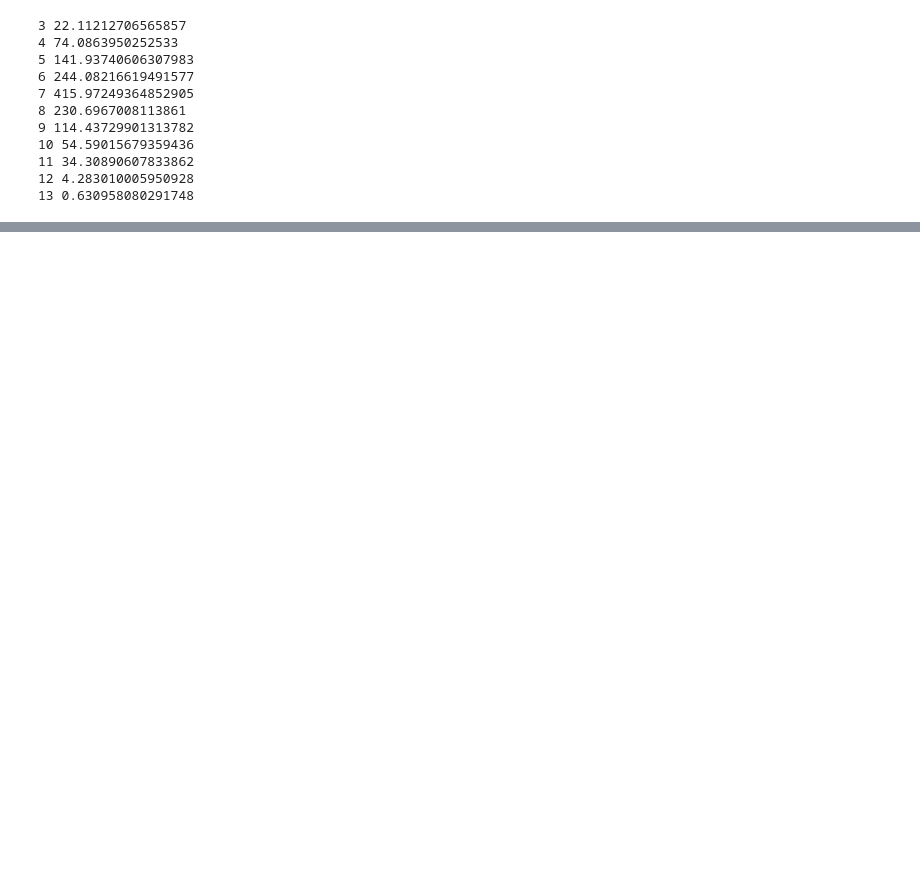
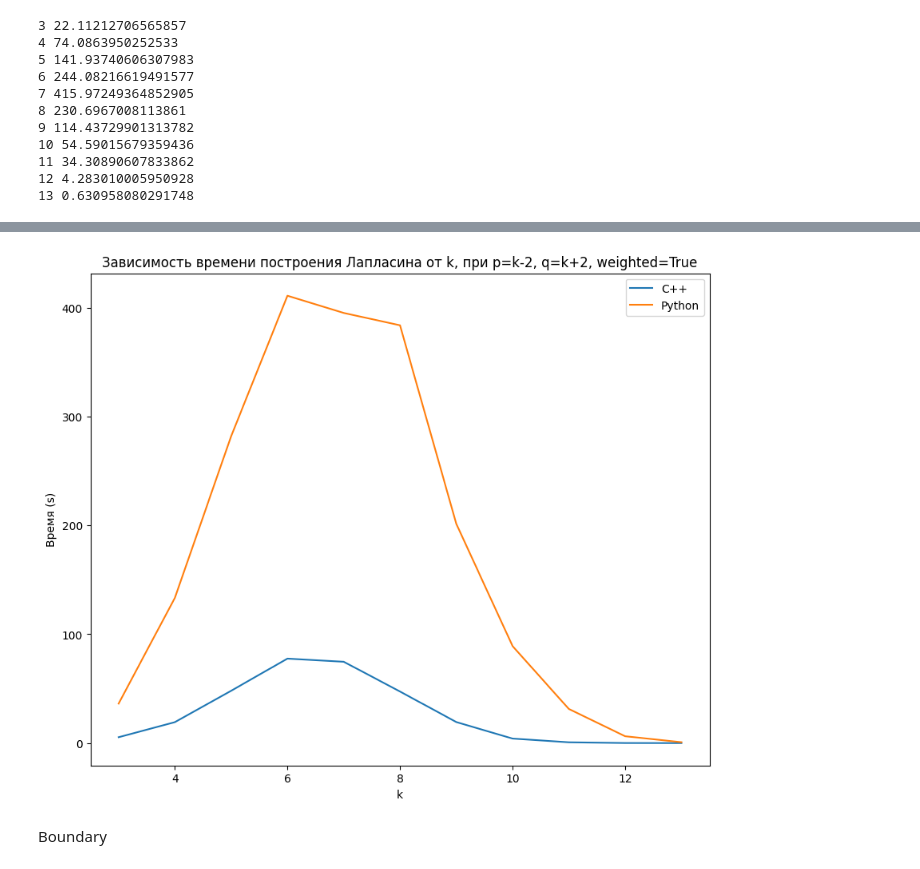
Before and after one commit to mostony/SimplicialExtended, a Jupyter notebook: datasets/chess_games/chess.ipynb, the cells around one changed output, grey strips where cells are left out. Saved outputs shown, nothing was run; the diff lists cells and outputs as text; code cells hidden in the pictures; blank space fills up the shorter version.

```diff
--- a/datasets/chess_games/chess.ipynb
+++ b/datasets/chess_games/chess.ipynb
@@ -361,0 +433,38 @@ plt.show()
+# %%
+y1=[5.423238039016724,
+ 19.25728988647461,
+ 48.09516978263855,
+ 77.63880181312561,
+ 74.74710988998413,
+ 47.38878083229065,
+ 19.341917037963867,
+ 4.155861139297485,
+ 0.722775936126709,
+ 0.05752086639404297,
+ 0.005347251892089844]
+# %%
+y2=[36.27970790863037,
+ 133.46775579452515,
+ 282.0338008403778,
+ 411.0457830429077,
+ 395.2436089515686,
+ 383.86784529685974,
+ 201.51124596595764,
+ 89.13411712646484,
+ 31.353326082229614,
+ 6.321484088897705,
+ 0.8035547733306885]
+# %%
+plt.figure(figsize=(10, 8))
+plt.plot(x, y1, label ='C++')
+plt.plot(x, y2, label ='Python')
+
+plt.xlabel("k")
+plt.ylabel("Время (s)")
+plt.legend()
+plt.title('Зависимость времени построения Лапласина от k, при p=k-2, q=k+2, weighted=True')
+plt.show()
+# %% [output]
+[figure, added]
+# %% [markdown]
+Boundary
```
Also changed, not shown: parts of 31 cells of this notebook, 2 other files.
